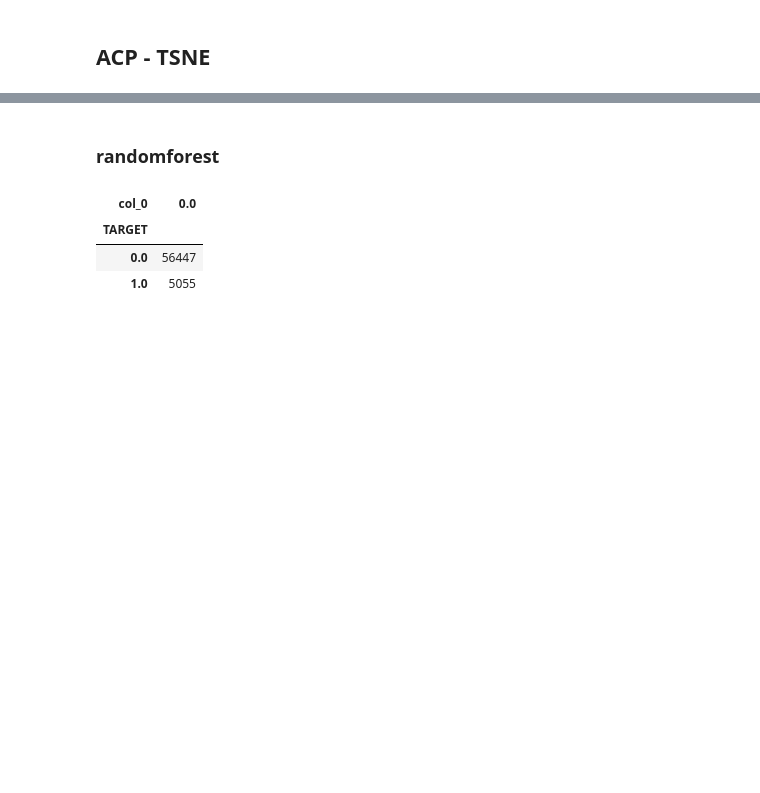
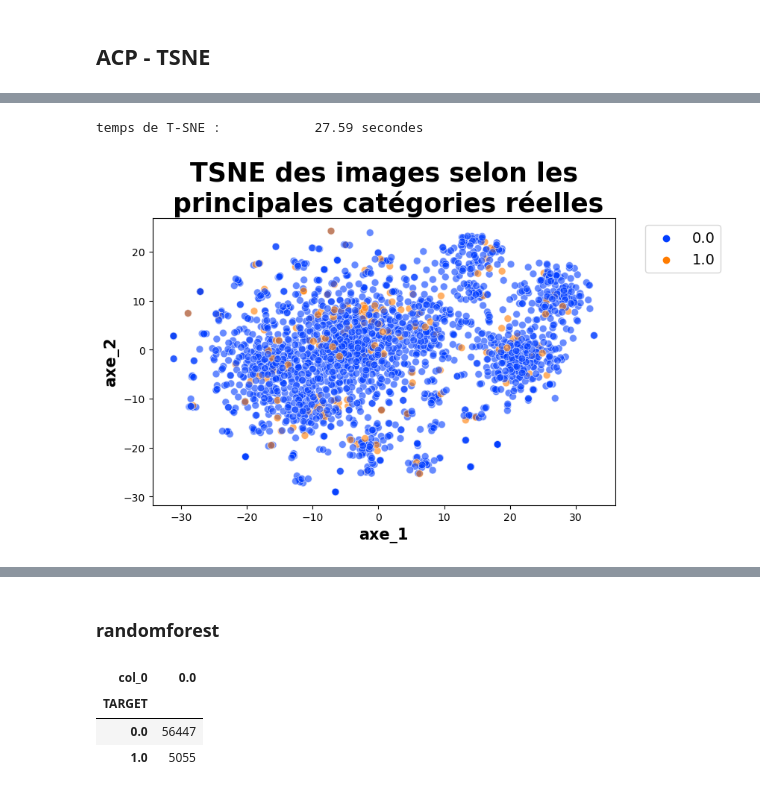
Before and after one commit to David-R-V/OC_modele_scoring, a Jupyter notebook: Projet 7.ipynb, the cells around one changed output, grey strips where cells are left out. Drawn from its saved outputs; the diff is of its cells as text; code cells hidden in the pictures; blank space fills up the shorter version.

```diff
--- a/Projet 7.ipynb
+++ b/Projet 7.ipynb
@@ -2368,0 +2306,3 @@ adjusted_rand_score(data6.loc[data6['TARGET']>-1,'TARGET'],kmeans_pred)
+# %%
+visu_tsne_cat(feat_pca,50,'TARGET',2000)
+# %% [output]
@@ -2368,0 +2313,2 @@ adjusted_rand_score(data6.loc[data6['TARGET']>-1,'TARGET'],kmeans_pred)
+temps de T-SNE :            27.59 secondes
+[figure, added]
```
Also changed, not shown: parts of 263 cells of this notebook.
